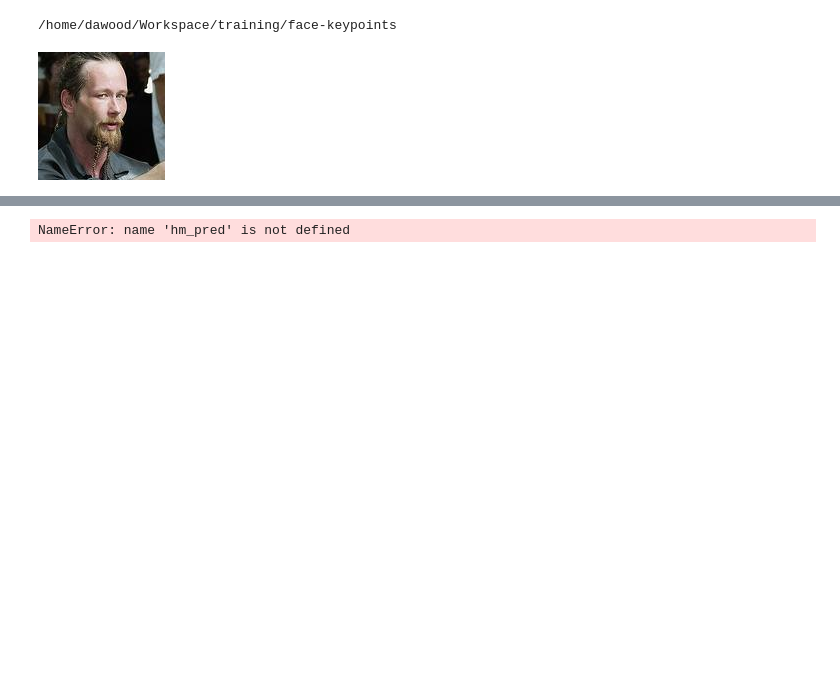
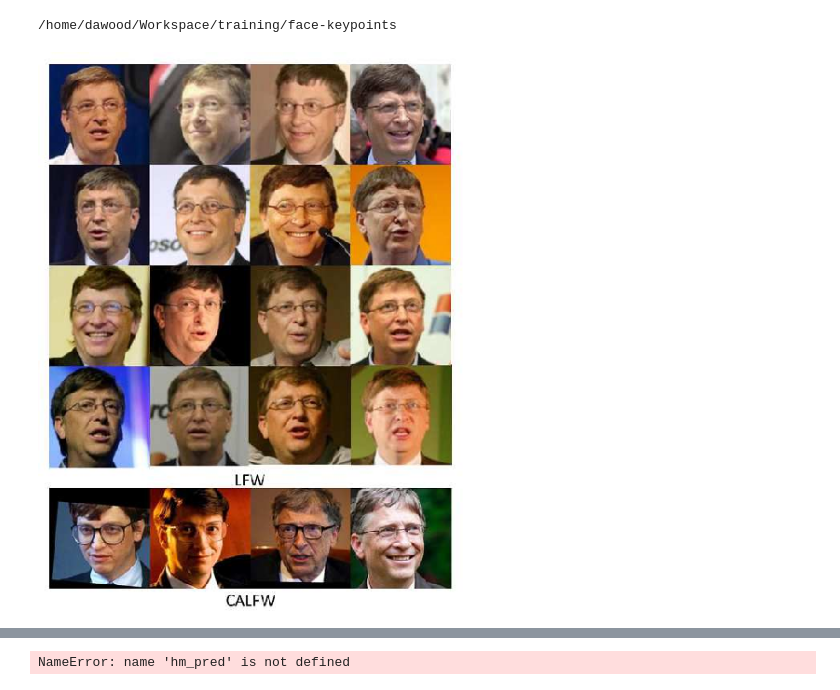
Before and after one commit to dawood95/face-keypoints, a Jupyter notebook: notebooks/eval.ipynb, the cells around one changed output, grey strips where cells are left out. Cells and saved outputs as stored; diff of their text form; code cells hidden in the pictures; blank space fills up the shorter version.

```diff
--- a/notebooks/eval.ipynb
+++ b/notebooks/eval.ipynb
@@ -26,6 +26,7 @@ model = model.eval()
-# %%
-img = Image.open('/home/dawood/Dataset/LS3D-W/Menpo-3D/aflw__face_39840.jpg')
-img
-# %% [output]
-[figure, removed]
+# %%
+img = Image.open('/home/dawood/Downloads/2-Figure1-1.png')
+#img = ImageOps.expand(img, 64)
+img
+# %% [output]
+[figure, added]
 # %%
```
Also changed, not shown: parts of 5 cells of this notebook, 3 other files.
